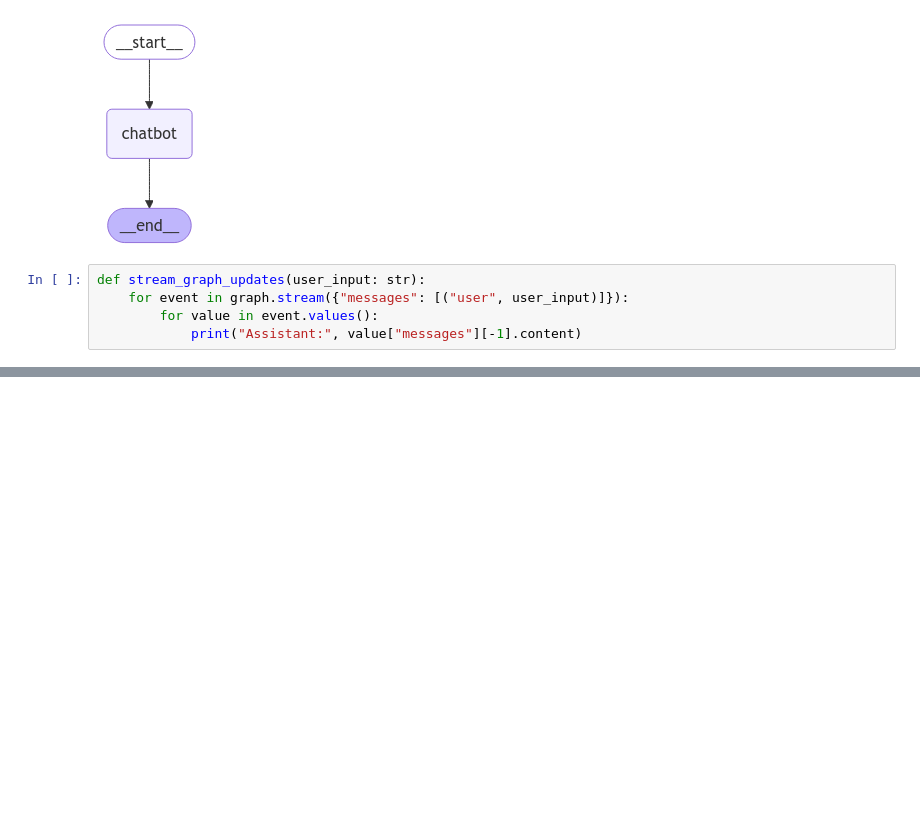
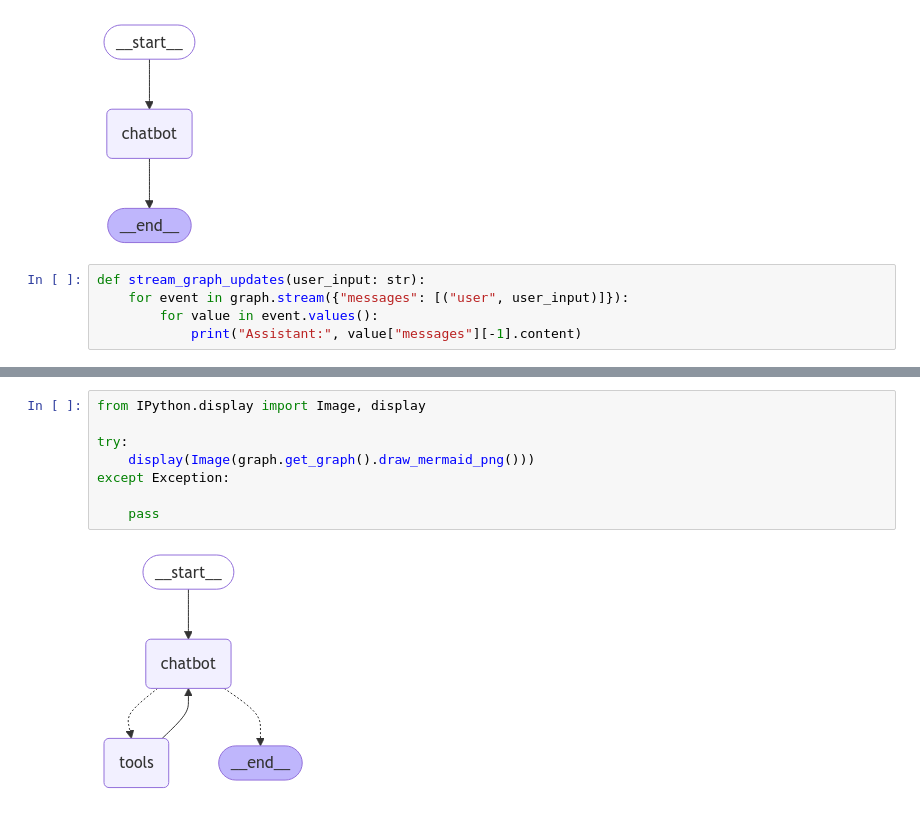
Before and after one commit to mahnoorfatimafaizi/AI-Agents-Learning-Repository, a Jupyter notebook: Class01.ipynb, the cells around one changed output, grey strips where cells are left out. Drawn from its saved outputs; the diff is of its cells as text; blank space fills up the shorter version.

```diff
--- a/Class01.ipynb
+++ b/Class01.ipynb
@@ -121,0 +337,10 @@ Goodbye!
+# %%
+from IPython.display import Image, display
+
+try:
+    display(Image(graph.get_graph().draw_mermaid_png()))
+except Exception:
+
+    pass
+# %% [output]
+[figure, added]
```
Also changed, not shown: parts of 21 cells of this notebook.
